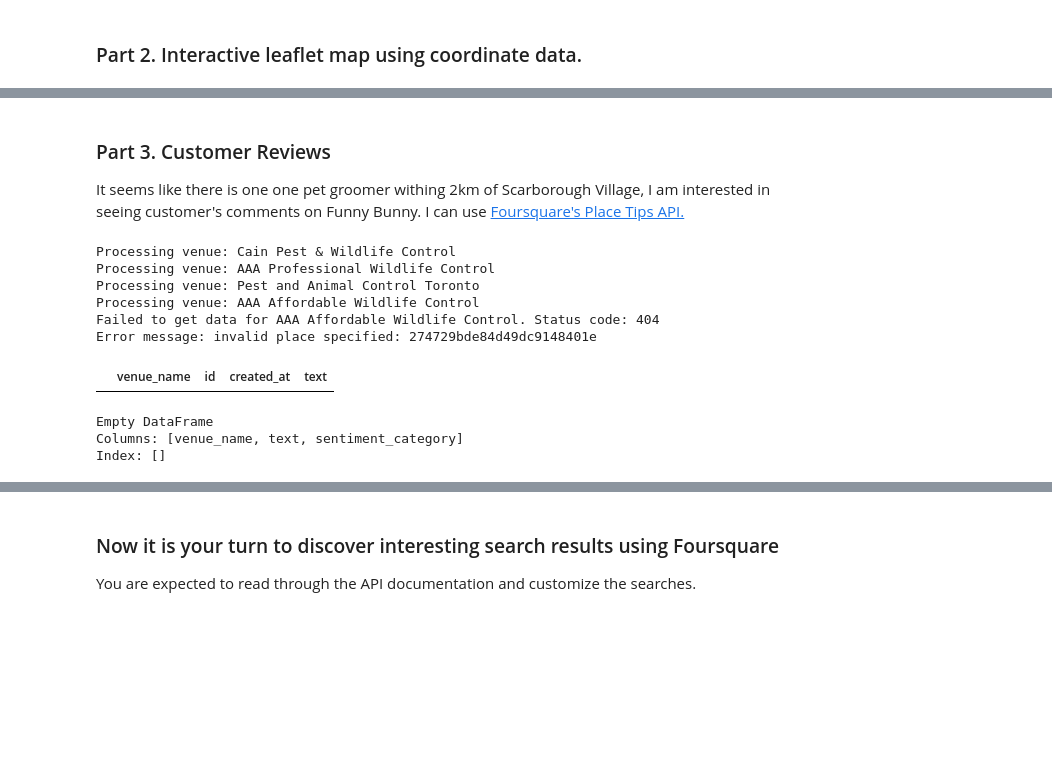
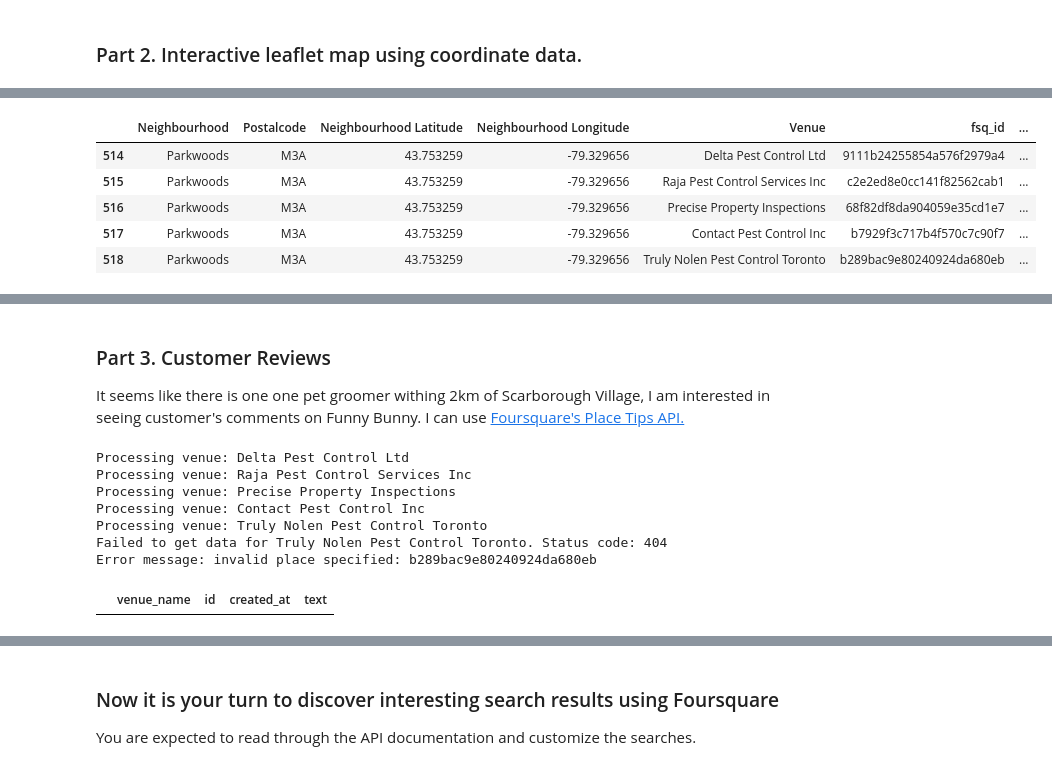
Before and after one commit to lazelee/Capstone-Project, a Jupyter notebook: ExploringCompetitorsPest.ipynb, the cells around one changed output, grey strips where cells are left out. Drawn from its saved outputs; the diff is of its cells as text; code cells hidden in the pictures; blank space fills up the shorter version.

```diff
--- a/ExploringCompetitorsPest.ipynb
+++ b/ExploringCompetitorsPest.ipynb
@@ -201,30 +224,36 @@ The geograpical coordinate of Toronto are 43.6534817, -79.3839347.
 [interactive output not drawn]
 # %%
 # Pest control services in specific neighbourhood
-target = 'Lawrence Park'
+target = 'Parkwoods'
 
 search_area = toronto_venues[toronto_venues['Neighbourhood'] == target]
 latitude = toronto_DF[toronto_DF['Neighbourhood'] == target]['Latitude']
 longitude = toronto_DF[toronto_DF['Neighbourhood'] == target]['Longitude']
 display(search_area)
 map_toronto = folium.Map(location=[latitude, longitude], zoom_start=14)
 
 # add markers to map
 for lat, lng, venue, neighborhood in zip(search_area['Venue Latitude'], search_area['Venue Longitude'], search_area['Venue'], search_area['Neighbourhood']):
     label = '{},{}'.format(venue, neighborhood)
     label = folium.Popup(label, parse_html=True)
     folium.CircleMarker(
         [lat, lng],
         radius=5,
         popup=label,
         color='blue',
         fill=True,
         fill_color='#3186cc',
         fill_opacity=0.7,
         parse_html=False).add_to(map_toronto)
 
 map_toronto
 # %% [output]
+|  | Neighbourhood | Postalcode | Neighbourhood Latitude | Neighbourhood Longitude | Venue | fsq_id | ... |
+| 514 | Parkwoods | M3A | 43.753259 | -79.329656 | Delta Pest Control Ltd | 9111b24255854a576f2979a4 | ... |
+| 515 | Parkwoods | M3A | 43.753259 | -79.329656 | Raja Pest Control Services Inc | c2e2ed8e0cc141f82562cab1 | ... |
+| 516 | Parkwoods | M3A | 43.753259 | -79.329656 | Precise Property Inspections | 68f82df8da904059e35cd1e7 | ... |
+| 517 | Parkwoods | M3A | 43.753259 | -79.329656 | Contact Pest Control Inc | b7929f3c717b4f570c7c90f7 | ... |
+| 518 | Parkwoods | M3A | 43.753259 | -79.329656 | Truly Nolen Pest Control Toronto | b289bac9e80240924da680eb | ... |
 [interactive output not drawn]
 # %% [markdown]
 ### Part 3. Customer Reviews
@@ -243,6 +272,10 @@ def getTips(venues, fsq_ids):
 
 
         # Make the GET request
+        headers = {
+            "Accept": "application/json",
+            "Authorization": API_KEY
+        }
         response = requests.get(url, headers=headers)
 
         # Check if the request was successful
@@ -289,34 +322,11 @@ nearby_tips = getTips(
 # Display the first few rows of the resulting DataFrame
 nearby_tips.head()
 # %% [output]
-Processing venue: Cain Pest & Wildlife Control
-Processing venue: AAA Professional Wildlife Control
-Processing venue: Pest and Animal Control Toronto
-Processing venue: AAA Affordable Wildlife Control
-Failed to get data for AAA Affordable Wildlife Control. Status code: 404
-Error message: invalid place specified: 274729bde84d49dc9148401e
+Processing venue: Delta Pest Control Ltd
+Processing venue: Raja Pest Control Services Inc
+Processing venue: Precise Property Inspections
+Processing venue: Contact Pest Control Inc
+Processing venue: Truly Nolen Pest Control Toronto
+Failed to get data for Truly Nolen Pest Control Toronto. Status code: 404
+Error message: invalid place specified: b289bac9e80240924da680eb
 |  | venue_name | id | created_at | text |
-# %%
-#Additionally feature...
-from textblob import TextBlob
-
-# Analyze sentiment for each tip
-nearby_tips['sentiment'] = nearby_tips['text'].apply(lambda x: TextBlob(x).sentiment.polarity)
-
-# Categorize sentiment as Positive, Neutral, or Negative
-def categorize_sentiment(score):
-    if score > 0.1:
-        return 'Positive'
-    elif score < -0.1:
-        return 'Negative'
-    else:
-        return 'Neutral'
-
-nearby_tips['sentiment_category'] = nearby_tips['sentiment'].apply(categorize_sentiment)
-
-# Display results
-print(nearby_tips[['venue_name', 'text', 'sentiment_category']].head())
-# %% [output]
-Empty DataFrame
-Columns: [venue_name, text, sentiment_category]
-Index: []
```
Also changed, not shown: parts of 14 cells of this notebook.
